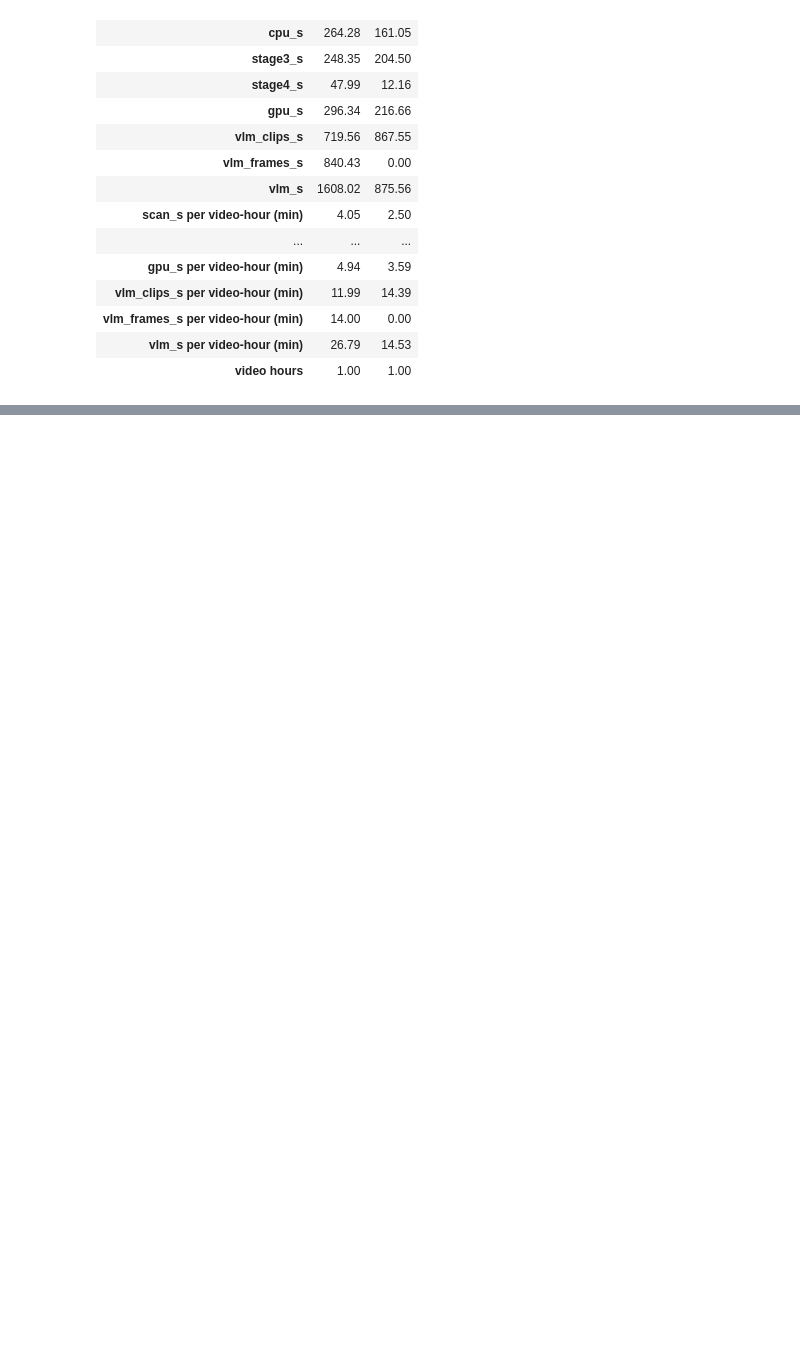
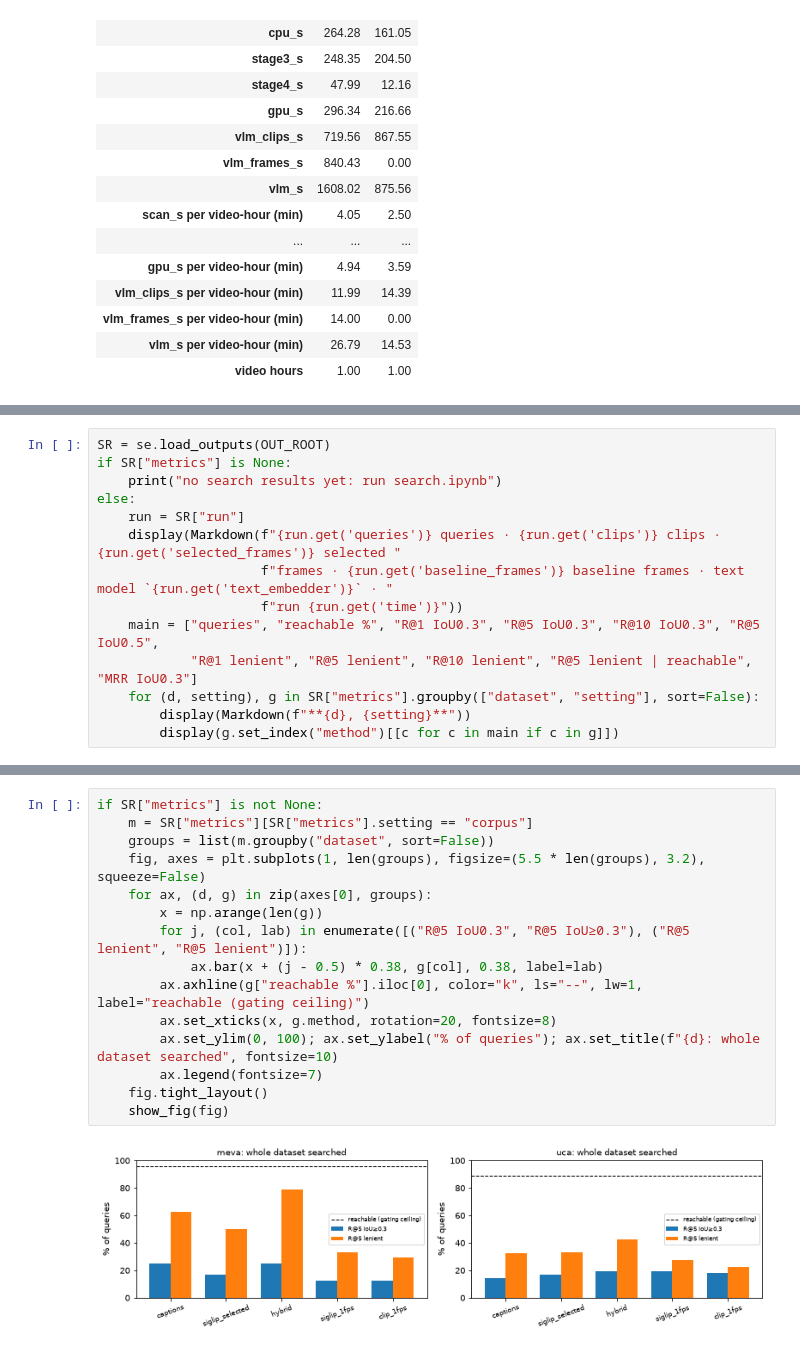
Before and after one commit to Farid-Abdullah/REWIND-indexing-pipeline, a Jupyter notebook: runs/2026-11-26/explore_run.ipynb, the cells around one changed output, grey strips where cells are left out. Cells and saved outputs as stored; diff of their text form; blank space fills up the shorter version.

```diff
--- a/runs/2026-11-26/explore_run.ipynb
+++ b/runs/2026-11-26/explore_run.ipynb
@@ -743,0 +868,14 @@ if "from_cache" in ok and ok.from_cache.astype(str).eq("True").any():
+# %%
+SR = se.load_outputs(OUT_ROOT)
+if SR["metrics"] is None:
+    print("no search results yet: run search.ipynb")
+else:
+    run = SR["run"]
+    display(Markdown(f"{run.get('queries')} queries · {run.get('clips')} clips · {run.get('selected_frames')} selected "
+                     f"frames · {run.get('baseline_frames')} baseline frames · text model `{run.get('text_embedder')}` · "
+                     f"run {run.get('time')}"))
+    main = ["queries", "reachable %", "R@1 IoU0.3", "R@5 IoU0.3", "R@10 IoU0.3", "R@5 IoU0.5",
+            "R@1 lenient", "R@5 lenient", "R@10 lenient", "R@5 lenient | reachable", "MRR IoU0.3"]
+    for (d, setting), g in SR["metrics"].groupby(["dataset", "setting"], sort=False):
+        display(Markdown(f"**{d}, {setting}**"))
+        display(g.set_index("method")[[c for c in main if c in g]])
@@ -743,0 +908,17 @@ if "from_cache" in ok and ok.from_cache.astype(str).eq("True").any():
+# %%
+if SR["metrics"] is not None:
+    m = SR["metrics"][SR["metrics"].setting == "corpus"]
+    groups = list(m.groupby("dataset", sort=False))
+    fig, axes = plt.subplots(1, len(groups), figsize=(5.5 * len(groups), 3.2), squeeze=False)
+    for ax, (d, g) in zip(axes[0], groups):
+        x = np.arange(len(g))
+        for j, (col, lab) in enumerate([("R@5 IoU0.3", "R@5 IoU≥0.3"), ("R@5 lenient", "R@5 lenient")]):
+            ax.bar(x + (j - 0.5) * 0.38, g[col], 0.38, label=lab)
+        ax.axhline(g["reachable %"].iloc[0], color="k", ls="--", lw=1, label="reachable (gating ceiling)")
+        ax.set_xticks(x, g.method, rotation=20, fontsize=8)
+        ax.set_ylim(0, 100); ax.set_ylabel("% of queries"); ax.set_title(f"{d}: whole dataset searched", fontsize=10)
+        ax.legend(fontsize=7)
+    fig.tight_layout()
+    show_fig(fig)
+# %% [output]
+[figure, added]
```
Also changed, not shown: parts of 23 cells of this notebook, 27 other files.
